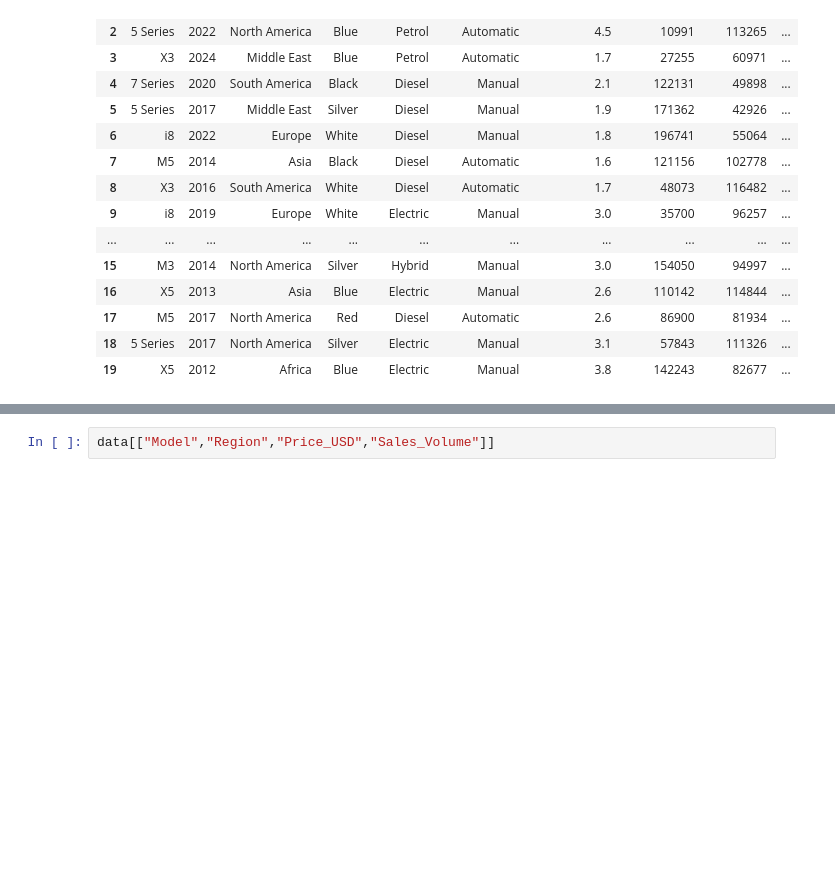
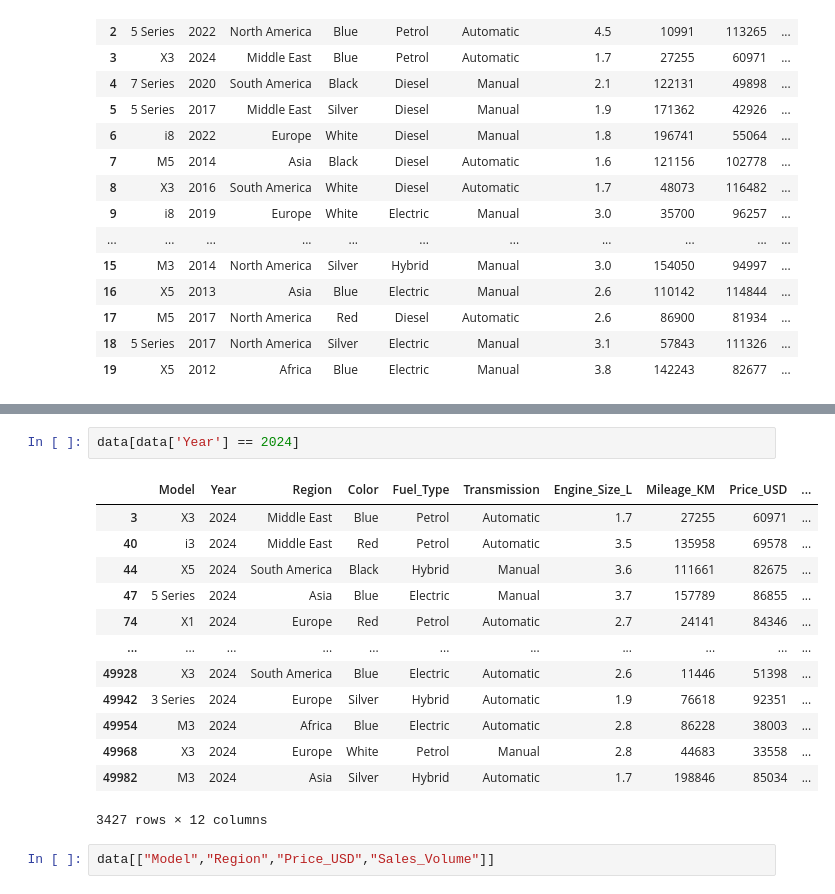
Before and after one commit to VithushanE/BMWWorldWideSales, a Jupyter notebook: BMWSales.ipynb, the cells around one changed output, grey strips where cells are left out. Cells and saved outputs as stored; diff of their text form; blank space fills up the shorter version.

```diff
--- a/BMWSales.ipynb
+++ b/BMWSales.ipynb
@@ -48,3 +72,19 @@ data.head(20)
+# %%
+data[data['Year'] == 2024]
+# %% [output]
+|  | Model | Year | Region | Color | Fuel_Type | Transmission | Engine_Size_L | Mileage_KM | Price_USD | ... |
+| 3 | X3 | 2024 | Middle East | Blue | Petrol | Automatic | 1.7 | 27255 | 60971 | ... |
+| 40 | i3 | 2024 | Middle East | Red | Petrol | Automatic | 3.5 | 135958 | 69578 | ... |
+| 44 | X5 | 2024 | South America | Black | Hybrid | Manual | 3.6 | 111661 | 82675 | ... |
+| 47 | 5 Series | 2024 | Asia | Blue | Electric | Manual | 3.7 | 157789 | 86855 | ... |
+| 74 | X1 | 2024 | Europe | Red | Petrol | Automatic | 2.7 | 24141 | 84346 | ... |
+| ... | ... | ... | ... | ... | ... | ... | ... | ... | ... | ... |
+| 49928 | X3 | 2024 | South America | Blue | Electric | Automatic | 2.6 | 11446 | 51398 | ... |
+| 49942 | 3 Series | 2024 | Europe | Silver | Hybrid | Automatic | 1.9 | 76618 | 92351 | ... |
+| 49954 | M3 | 2024 | Africa | Blue | Electric | Automatic | 2.8 | 86228 | 38003 | ... |
+| 49968 | X3 | 2024 | Europe | White | Petrol | Manual | 2.8 | 44683 | 33558 | ... |
+| 49982 | M3 | 2024 | Asia | Silver | Hybrid | Automatic | 1.7 | 198846 | 85034 | ... |
+3427 rows × 12 columns
 # %%
 data[["Model","Region","Price_USD","Sales_Volume"]]
 # %% [output]
```
Also changed, not shown: parts of 2 cells of this notebook.
